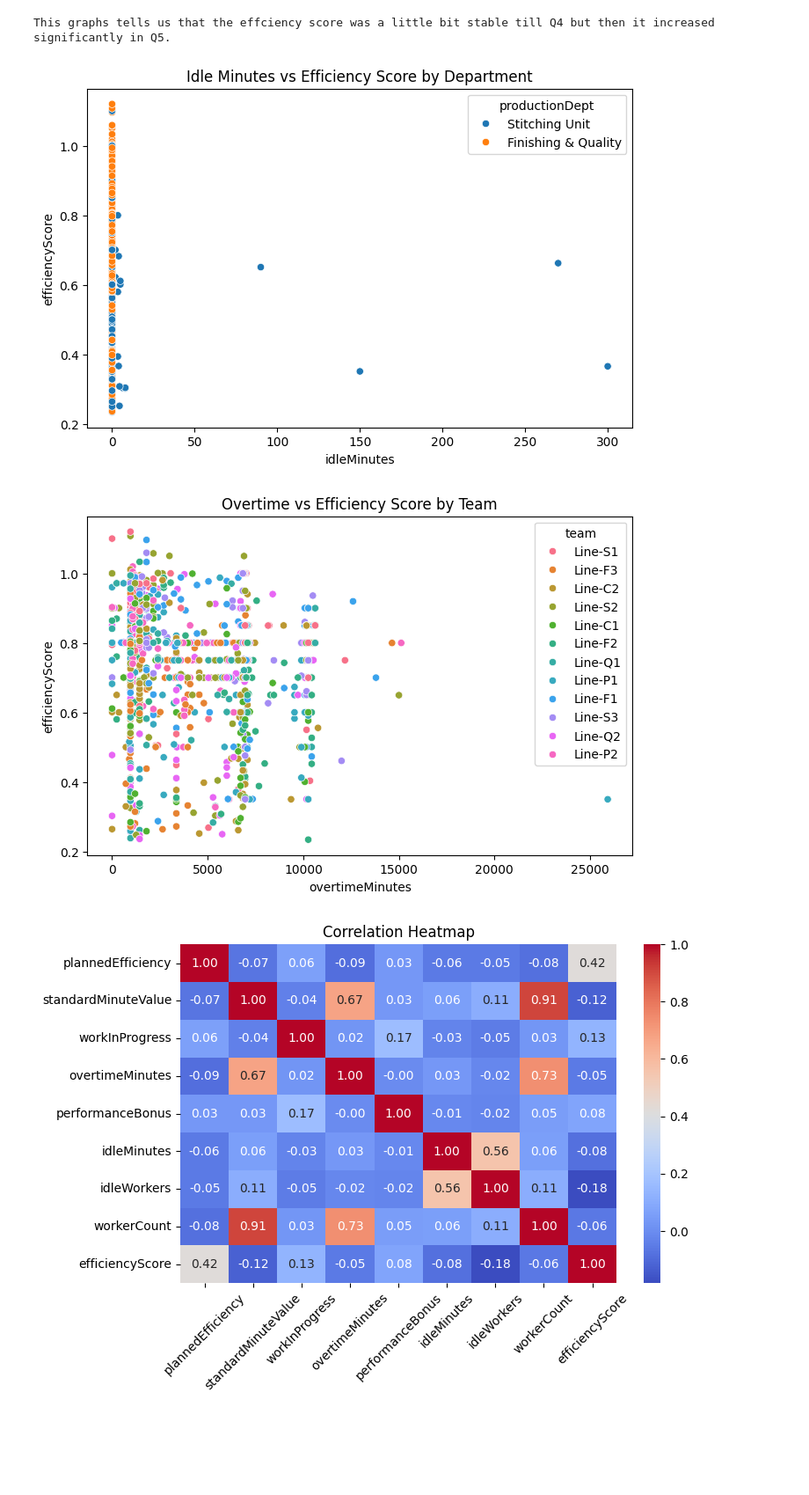
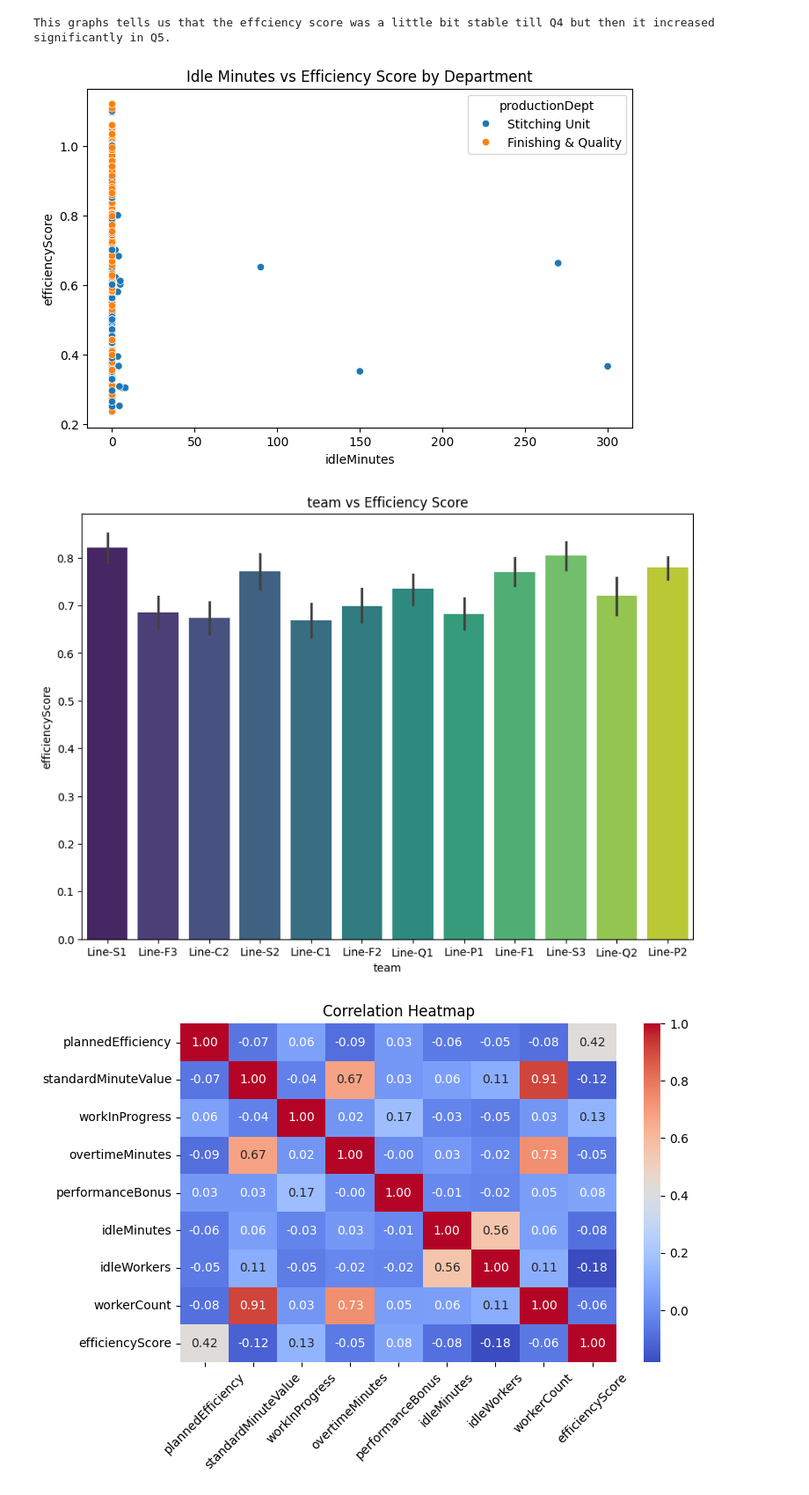
Before and after one commit to Architj875/mfg_analysis, a Jupyter notebook: dataset2.ipynb, the cells around one changed output. Shown: that part at 88% size. Saved outputs shown, nothing was run; the diff lists cells and outputs as text; code cells hidden in the pictures; blank space fills up the shorter version.

```diff
--- a/dataset2.ipynb
+++ b/dataset2.ipynb
@@ -109,17 +109,17 @@ This graphs tells us that the effciency score was a little bit stable till Q4 bu
 # %%
 # Efficiency score vs idle minutes
 plt.figure(figsize=(8, 5))
 sns.scatterplot(x='idleMinutes', y='efficiencyScore', hue='productionDept', data=df)
 plt.title('Idle Minutes vs Efficiency Score by Department')
 plt.show()
 # overtime vs efficiency score by team
-plt.figure(figsize=(8, 5))
-sns.scatterplot(x='overtimeMinutes', y='efficiencyScore', hue='team', data=df, legend=True)
-plt.title('Overtime vs Efficiency Score by Team')
+plt.figure(figsize=(10, 7))
+sns.barplot(x='team', y='efficiencyScore', data=df,palette='viridis', legend=True)
+plt.title('team vs Efficiency Score')
 plt.show()
 # %% [output]
 [figure]
-[figure, old version]
+[figure, new version]
 # %%
 # heatmap
 plt.figure(figsize=(8, 5))
```
Also changed, not shown: parts of 6 cells of this notebook.
